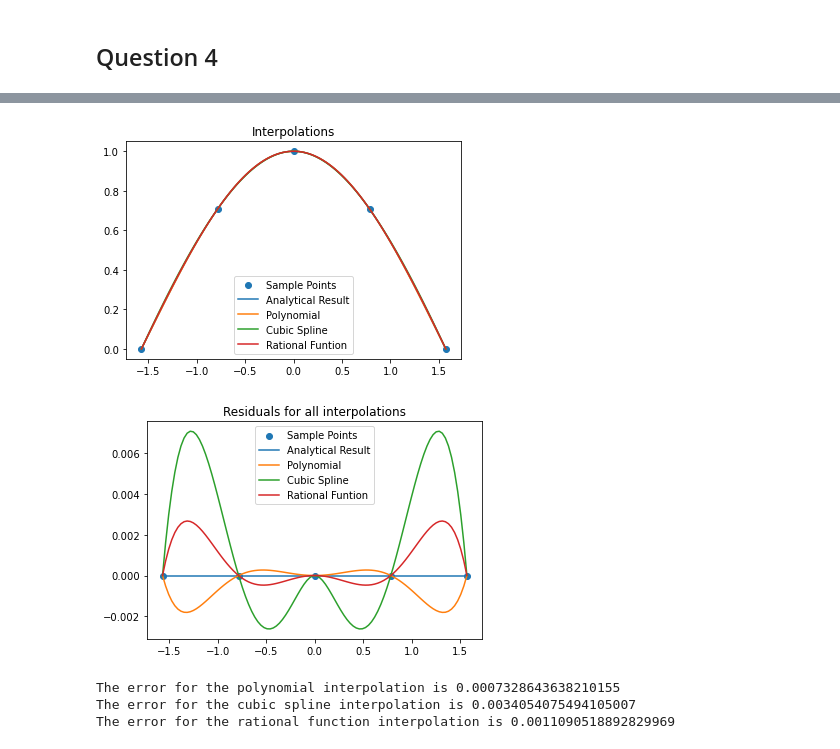
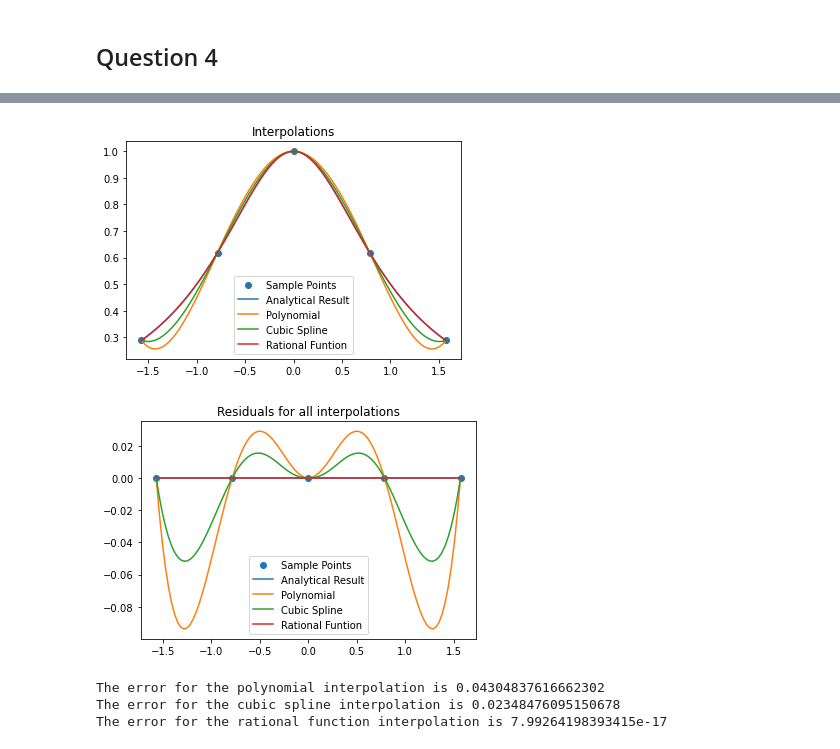
Before and after one commit to cmdenis/phys512, a Jupyter notebook: Assignment 1/Assignment 1.ipynb, the cells around one changed output, grey strips where cells are left out. Saved outputs shown, nothing was run; the diff lists cells and outputs as text; code cells hidden in the pictures.

```diff
--- a/Assignment 1/Assignment 1.ipynb
+++ b/Assignment 1/Assignment 1.ipynb
@@ -310,6 +380,6 @@ lakeshore(np.array([1.11, 0.2, 0.3]), dat)
 # %%
 # First we create our sampling points
-fun = np.cos
+fun = lambda x : 1/(1+x**2)
 nb_points = 5
 x_data = np.linspace(-np.pi/2, np.pi/2, nb_points)
 y_data = fun(x_data)
@@ -343,40 +413,40 @@ for i in range(m):
 pred = p/qq
 
 
 
 
 # We plot the resulting curves
 plt.scatter(x_data, fun(x_data), label = "Sample Points")
 plt.plot(v, fun(v), label = "Analytical Result")
 plt.plot(v, np.polyval(pp, v), label = "Polynomial")
 plt.plot(v, cs(v), label = "Cubic Spline")
 plt.plot(v, pred, label = "Rational Funtion")
 plt.title("Interpolations")
 plt.legend()
-plt.savefig("figs/q4_cos_curves.png")
+plt.savefig("figs/q4_interp2.jpg")
 plt.show()
 
 # Now the residuals
 plt.scatter(x_data, fun(x_data)*0, label = "Sample Points")
 plt.plot(v, fun(v)*0, label = "Analytical Result")
 plt.plot(v, np.polyval(pp, v)-fun(v), label = "Polynomial")
 plt.plot(v, cs(v)-fun(v), label = "Cubic Spline")
 plt.plot(v, pred-fun(v), label = "Rational Funtion")
 plt.title("Residuals for all interpolations")
 plt.legend()
-plt.savefig("figs/q4_cos_residuals.png")
+plt.savefig("figs/q4_resi2.jpg")
 plt.show()
 
 # Getting the error for each interpolation
 print("The error for the polynomial interpolation is", np.std(np.polyval(pp, v)-fun(v)))
 print("The error for the cubic spline interpolation is", np.std(cs(v)-fun(v)))
 print("The error for the rational function interpolation is", np.std(pred-fun(v)))
 # %% [output]
-[figure, old version]
+[figure, new version]
-[figure, old version]
+[figure, new version]
-The error for the polynomial interpolation is 0.0007328643638210155
-The error for the cubic spline interpolation is 0.0034054075494105007
-The error for the rational function interpolation is 0.0011090518892829969
+The error for the polynomial interpolation is 0.04304837616662302
+The error for the cubic spline interpolation is 0.02348476095150678
+The error for the rational function interpolation is 7.99264198393415e-17
 # %%
 # First we create our sampling points
 fun = lambda x : 1/(1+x**2)
```
Also changed, not shown: parts of 2 cells of this notebook, 9 other files.
